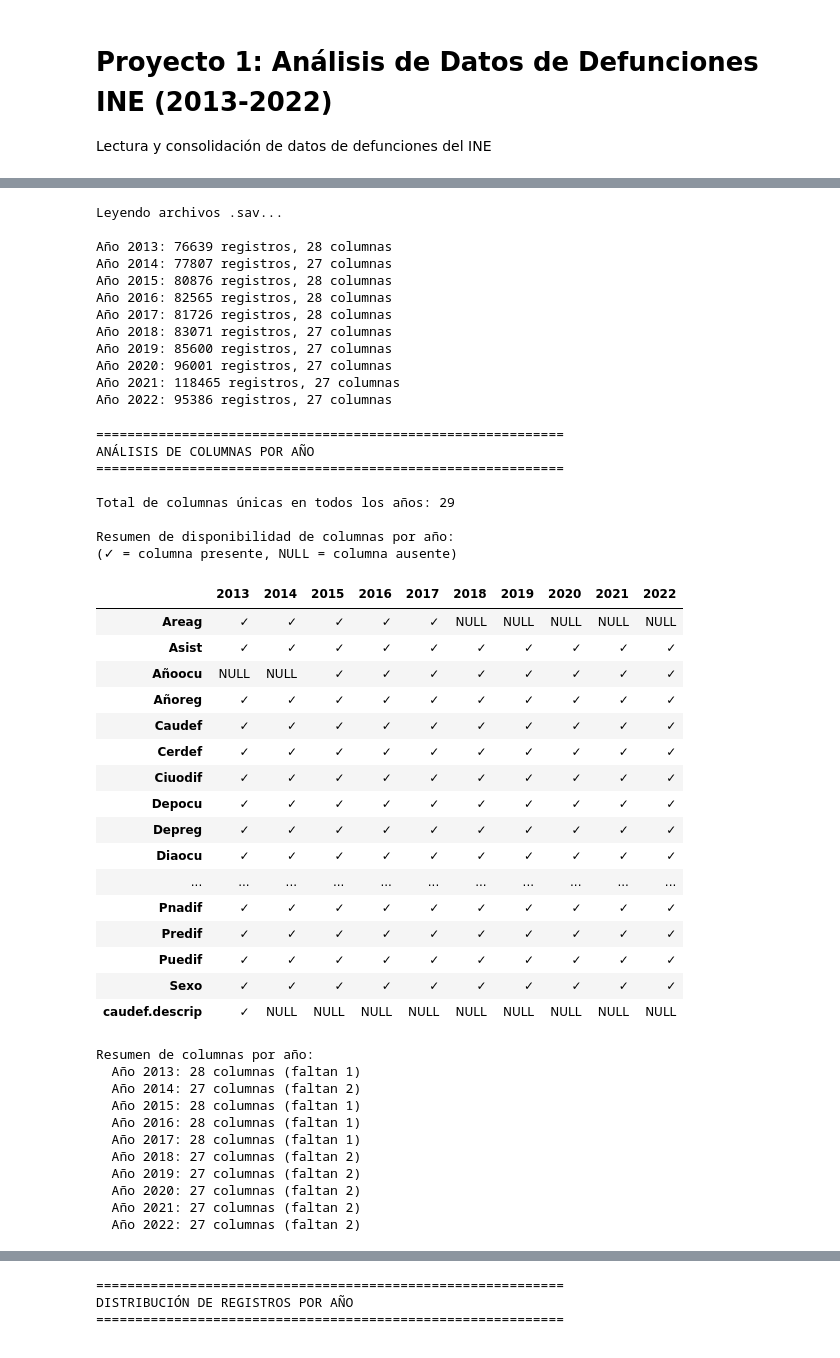
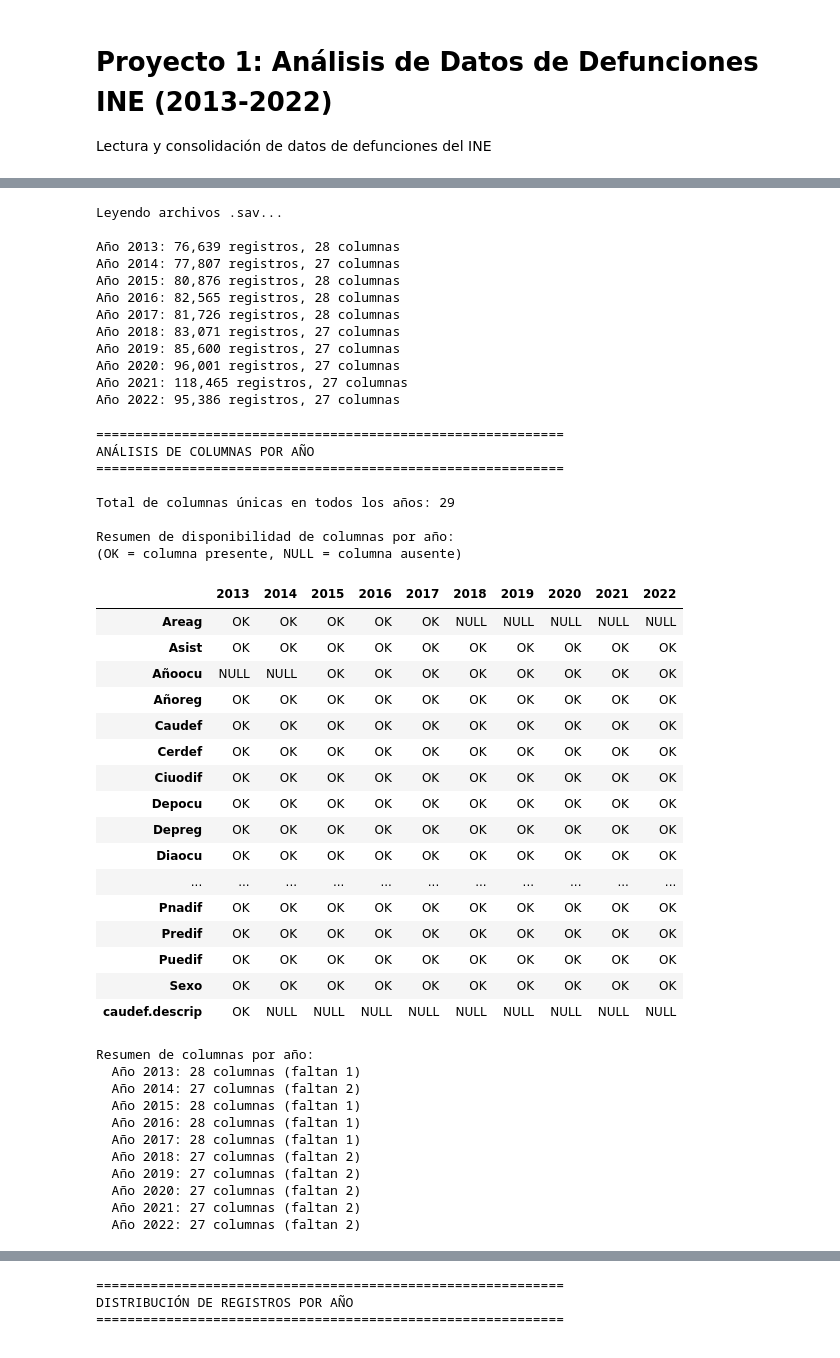
Before and after one commit to jcdiegolopez/MD-PY1, a Jupyter notebook: main.ipynb, the cells around one changed output, grey strips where cells are left out. Cells and saved outputs as stored; diff of their text form; code cells hidden in the pictures.

```diff
--- a/main.ipynb
+++ b/main.ipynb
@@ -48,22 +52,22 @@ for year in years:
             df, meta = pyreadstat.read_sav(str(file_path))
             dataframes[year] = df
             all_columns[year] = list(df.columns)
-            print(f"Año {year}: {len(df)} registros, {len(df.columns)} columnas")
+            print(f"Año {year}: {len(df):,} registros, {len(df.columns)} columnas")
         except Exception as e:
             print(f"Error al leer {year}.sav: {e}")
 # %% [output]
 Leyendo archivos .sav...
 
-Año 2013: 76639 registros, 28 columnas
-Año 2014: 77807 registros, 27 columnas
-Año 2015: 80876 registros, 28 columnas
-Año 2016: 82565 registros, 28 columnas
-Año 2017: 81726 registros, 28 columnas
-Año 2018: 83071 registros, 27 columnas
-Año 2019: 85600 registros, 27 columnas
-Año 2020: 96001 registros, 27 columnas
-Año 2021: 118465 registros, 27 columnas
-Año 2022: 95386 registros, 27 columnas
+Año 2013: 76,639 registros, 28 columnas
+Año 2014: 77,807 registros, 27 columnas
+Año 2015: 80,876 registros, 28 columnas
+Año 2016: 82,565 registros, 28 columnas
+Año 2017: 81,726 registros, 28 columnas
+Año 2018: 83,071 registros, 27 columnas
+Año 2019: 85,600 registros, 27 columnas
+Año 2020: 96,001 registros, 27 columnas
+Año 2021: 118,465 registros, 27 columnas
+Año 2022: 95,386 registros, 27 columnas
 # %%
 # Recopilar todas las columnas únicas de todos los años
 print("\n" + "="*60)
@@ -81,52 +85,52 @@ if len(all_columns) > 0:
     print(f"\nTotal de columnas únicas en todos los años: {len(all_unique_columns)}")
 
     # Crear un dataframe que muestre qué columnas tiene cada año
     columnas_por_año = {}
     for col in all_unique_columns:
         columnas_por_año[col] = {}
         for year in sorted(all_columns.keys()):
-            columnas_por_año[col][year] = '✓' if col in all_columns[year] else 'NULL'
+            columnas_por_año[col][year] = 'OK' if col in all_columns[year] else 'NULL'
 
     df_columnas = pd.DataFrame(columnas_por_año).T
 
     print(f"\nResumen de disponibilidad de columnas por año:")
-    print(f"(✓ = columna presente, NULL = columna ausente)\n")
+    print(f"(OK = columna presente, NULL = columna ausente)\n")
     display(df_columnas)
 
     # Contar cuántas columnas faltan por año
     print("\nResumen de columnas por año:")
     for year in sorted(all_columns.keys()):
         num_cols = len(all_columns[year])
         faltantes = len(all_unique_columns) - num_cols
         print(f"  Año {year}: {num_cols} columnas (faltan {faltantes})")
 else:
     print("No se pudieron leer archivos")
 # %% [output]
 ============================================================
 ANÁLISIS DE COLUMNAS POR AÑO
 ============================================================
 
 Total de columnas únicas en todos los años: 29
 
 Resumen de disponibilidad de columnas por año:
-(✓ = columna presente, NULL = columna ausente)
+(OK = columna presente, NULL = columna ausente)
 |  | 2013 | 2014 | 2015 | 2016 | 2017 | 2018 | 2019 | 2020 | 2021 | 2022 |
-| Areag | ✓ | ✓ | ✓ | ✓ | ✓ | NULL | NULL | NULL | NULL | NULL |
-| Asist | ✓ | ✓ | ✓ | ✓ | ✓ | ✓ | ✓ | ✓ | ✓ | ✓ |
-| Añoocu | NULL | NULL | ✓ | ✓ | ✓ | ✓ | ✓ | ✓ | ✓ | ✓ |
-| Añoreg | ✓ | ✓ | ✓ | ✓ | ✓ | ✓ | ✓ | ✓ | ✓ | ✓ |
-| Caudef | ✓ | ✓ | ✓ | ✓ | ✓ | ✓ | ✓ | ✓ | ✓ | ✓ |
-| Cerdef | ✓ | ✓ | ✓ | ✓ | ✓ | ✓ | ✓ | ✓ | ✓ | ✓ |
-| Ciuodif | ✓ | ✓ | ✓ | ✓ | ✓ | ✓ | ✓ | ✓ | ✓ | ✓ |
-| Depocu | ✓ | ✓ | ✓ | ✓ | ✓ | ✓ | ✓ | ✓ | ✓ | ✓ |
-| Depreg | ✓ | ✓ | ✓ | ✓ | ✓ | ✓ | ✓ | ✓ | ✓ | ✓ |
-| Diaocu | ✓ | ✓ | ✓ | ✓ | ✓ | ✓ | ✓ | ✓ | ✓ | ✓ |
+| Areag | OK | OK | OK | OK | OK | NULL | NULL | NULL | NULL | NULL |
+| Asist | OK | OK | OK | OK | OK | OK | OK | OK | OK | OK |
+| Añoocu | NULL | NULL | OK | OK | OK | OK | OK | OK | OK | OK |
+| Añoreg | OK | OK | OK | OK | OK | OK | OK | OK | OK | OK |
+| Caudef | OK | OK | OK | OK | OK | OK | OK | OK | OK | OK |
+| Cerdef | OK | OK | OK | OK | OK | OK | OK | OK | OK | OK |
+| Ciuodif | OK | OK | OK | OK | OK | OK | OK | OK | OK | OK |
+| Depocu | OK | OK | OK | OK | OK | OK | OK | OK | OK | OK |
+| Depreg | OK | OK | OK | OK | OK | OK | OK | OK | OK | OK |
+| Diaocu | OK | OK | OK | OK | OK | OK | OK | OK | OK | OK |
 | ... | ... | ... | ... | ... | ... | ... | ... | ... | ... | ... |
-| Pnadif | ✓ | ✓ | ✓ | ✓ | ✓ | ✓ | ✓ | ✓ | ✓ | ✓ |
-| Predif | ✓ | ✓ | ✓ | ✓ | ✓ | ✓ | ✓ | ✓ | ✓ | ✓ |
-| Puedif | ✓ | ✓ | ✓ | ✓ | ✓ | ✓ | ✓ | ✓ | ✓ | ✓ |
-| Sexo | ✓ | ✓ | ✓ | ✓ | ✓ | ✓ | ✓ | ✓ | ✓ | ✓ |
-| caudef.descrip | ✓ | NULL | NULL | NULL | NULL | NULL | NULL | NULL | NULL | NULL |
+| Pnadif | OK | OK | OK | OK | OK | OK | OK | OK | OK | OK |
+| Predif | OK | OK | OK | OK | OK | OK | OK | OK | OK | OK |
+| Puedif | OK | OK | OK | OK | OK | OK | OK | OK | OK | OK |
+| Sexo | OK | OK | OK | OK | OK | OK | OK | OK | OK | OK |
+| caudef.descrip | OK | NULL | NULL | NULL | NULL | NULL | NULL | NULL | NULL | NULL |
 Resumen de columnas por año:
   Año 2013: 28 columnas (faltan 1)
   Año 2014: 27 columnas (faltan 2)
```
Also changed, not shown: parts of 13 cells of this notebook.
